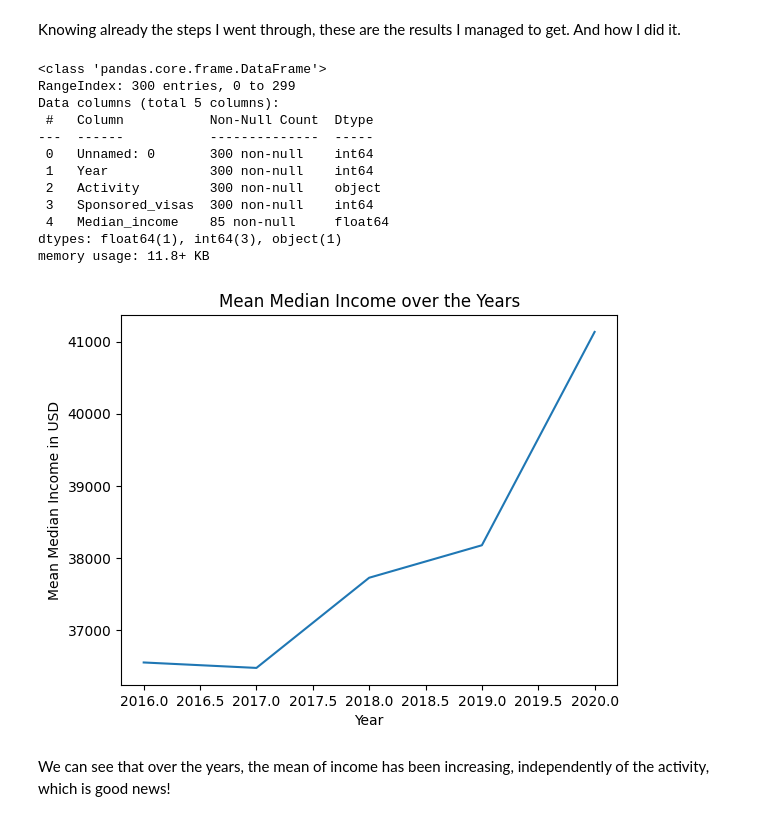
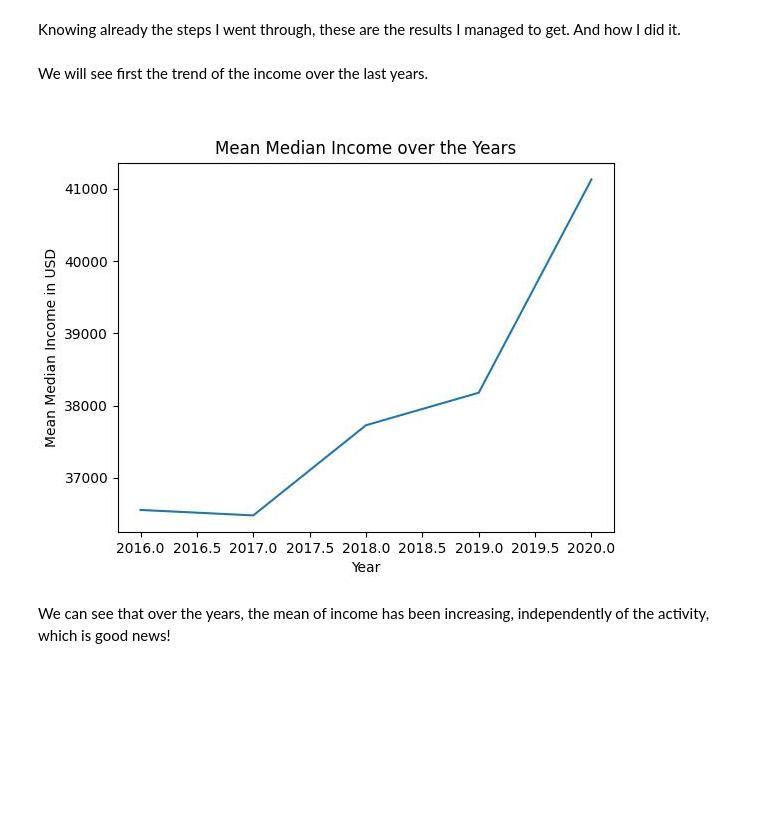
Before and after one commit to SergiColl5/project2_australia_income_visas, a Jupyter notebook: notebooks/Final_report.ipynb, the cells around one changed output. Saved outputs shown, nothing was run; the diff lists cells and outputs as text; code cells hidden in the pictures; blank space fills up the shorter version.

```diff
--- a/notebooks/Final_report.ipynb
+++ b/notebooks/Final_report.ipynb
@@ -34,39 +27,10 @@ import seaborn as sns
-# %%
-# I import the excel file that I prepared in previous steps, all the code is within other files.
-
-all_together = pd.read_excel('../data/all_together.xlsx')
-all_together.info()
-# %% [output]
-<class 'pandas.core.frame.DataFrame'>
-RangeIndex: 300 entries, 0 to 299
-Data columns (total 5 columns):
- #   Column           Non-Null Count  Dtype
----  ------           --------------  -----
- 0   Unnamed: 0       300 non-null    int64
- 1   Year             300 non-null    int64
- 2   Activity         300 non-null    object
- 3   Sponsored_visas  300 non-null    int64
- 4   Median_income    85 non-null     float64
-dtypes: float64(1), int64(3), object(1)
-memory usage: 11.8+ KB
-# %%
-
-
-# Group the data by year and calculate the mean median income
-mean_median_income_by_year = all_together.groupby('Year')['Median_income'].mean().reset_index()
-
-# Plot the mean median income over the years
-plt.plot(mean_median_income_by_year['Year'], mean_median_income_by_year['Median_income'])
-
-# Add labels and title to the plot
-plt.xlabel('Year')
-plt.ylabel('Mean Median Income in USD')
-plt.title('Mean Median Income over the Years')
-
-# Show the plot
-plt.show()
-# %% [output]
-[figure, removed]
+# %% [markdown]
+We will see first the trend of the income over the last years.
+# %%
+from IPython.display import Image
+Image(filename='../Plots/line_Income_Years.jpg')
+# %% [output]
+[figure, added]
 # %% [markdown]
 We can see that over the years, the mean of income has been increasing, independently of the activity, which is good news!
 # %% [markdown]
```
Also changed, not shown: parts of 14 cells of this notebook.
